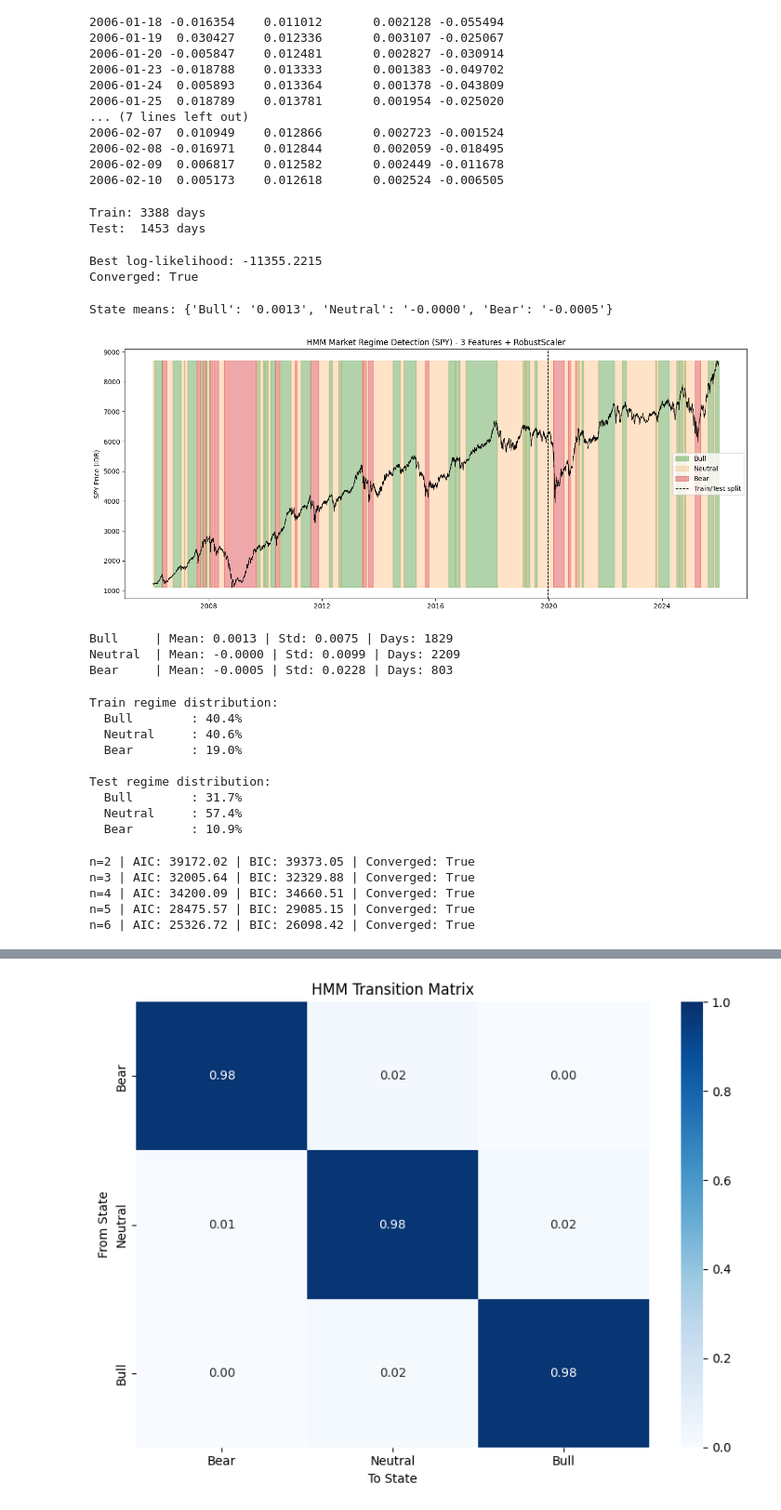
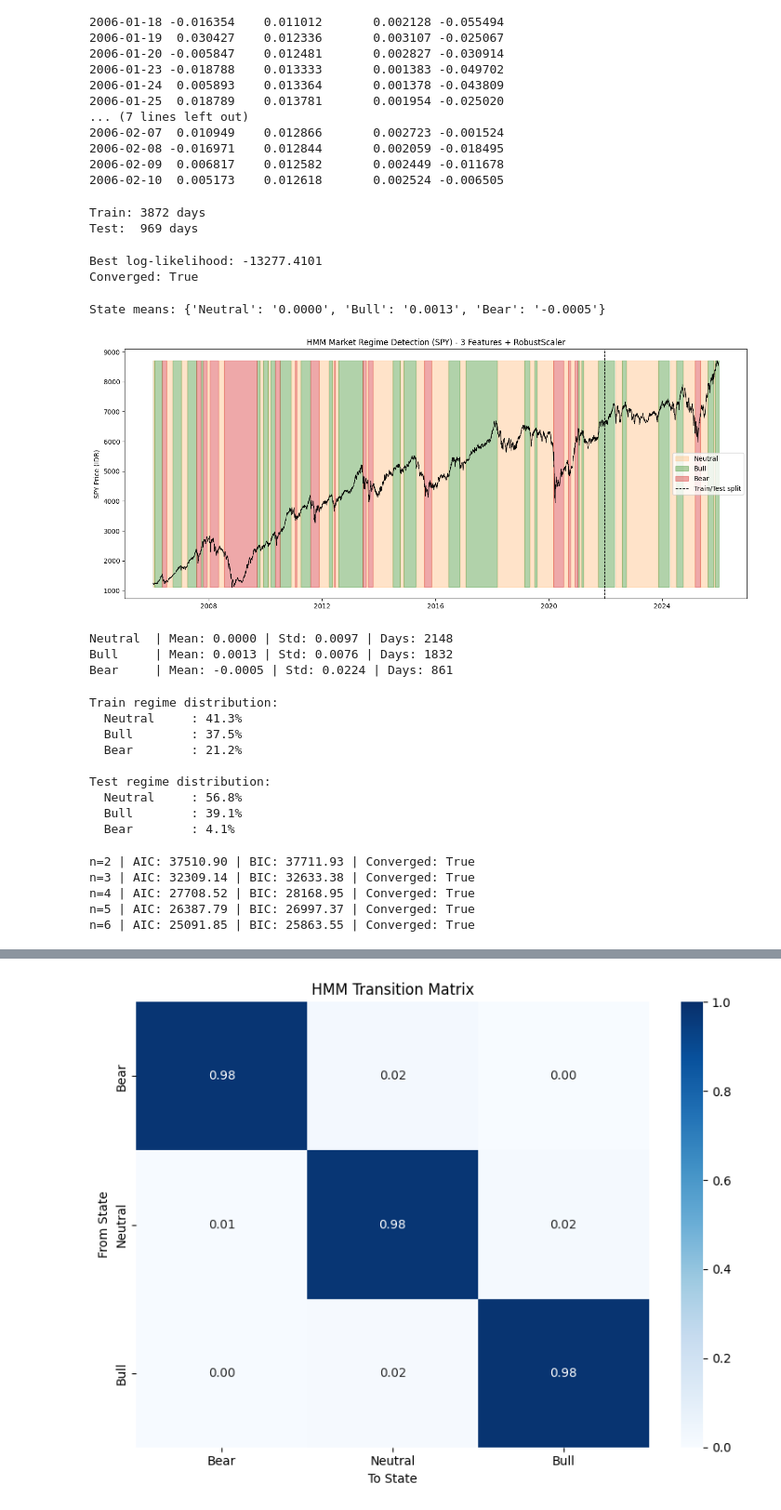
Before and after one commit to Bob1961113/hmm-regime-detection, a Jupyter notebook: notebooks/07_hmm_hieararchical.ipynb, the cells around one changed output, grey strips where cells are left out. Shown at 93% size. Drawn from its saved outputs; the diff is of its cells as text; code cells hidden in the pictures.

```diff
--- a/notebooks/07_hmm_hieararchical.ipynb
+++ b/notebooks/07_hmm_hieararchical.ipynb
@@ -63,7 +63,7 @@ Date
 2006-02-09  0.006817    0.012582       0.002449 -0.011678
 2006-02-10  0.005173    0.012618       0.002524 -0.006505
 # %%
-split = int(len(features) * 0.7)
+split = int(len(features) * 0.8)
 
 #iloc = integer locate
 train_features = features.iloc[:split]
@@ -72,8 +72,8 @@ test_features = features.iloc[split:]
 print(f"Train: {len(train_features)} days")
 print(f"Test:  {len(test_features)} days")
 # %% [output]
-Train: 3388 days
-Test:  1453 days
+Train: 3872 days
+Test:  969 days
 # %%
 # RobustScaler is better for financial data — resistant to outliers like crash days
 scaler = RobustScaler()
@@ -104,7 +104,7 @@ model = best_model
 print(f"Best log-likelihood: {best_score:.4f}")
 print(f"Converged: {model.monitor_.converged}")
 # %% [output]
-Best log-likelihood: -11355.2215
+Best log-likelihood: -13277.4101
 Converged: True
 # %%
 # Scale full dataset using train scaler
@@ -117,49 +117,61 @@ sorted_states = np.argsort(state_means)
 state_labels = {
     sorted_states[0]: 'Bear',
     sorted_states[1]: 'Neutral',
-    #sorted_states[2]: 'Weak Bull',
     sorted_states[2]: 'Bull'
 }
 colors = {
     sorted_states[0]: '#d62728',   # red
     sorted_states[1]: '#ffbb78',   # light orange
-    #sorted_states[2]: '#aec7e8',   # light blue
     sorted_states[2]: "#3c902b",   # green
 }
 
 print("State means:", {state_labels[s]: f"{state_means[s]:.4f}" for s in range(3)})
 # %% [output]
-State means: {'Bull': '0.0013', 'Neutral': '-0.0000', 'Bear': '-0.0005'}
+State means: {'Neutral': '0.0000', 'Bull': '0.0013', 'Bear': '-0.0005'}
+# %%
+def smooth_regimes(states, min_days=10):
+    s = states.copy()
+    i = 0
+    while i < len(s):
+        j = i
+        while j < len(s) and s[j] == s[i]:
+            j += 1
+        if j - i < min_days and i > 0:        # run too short -> absorb into previous regime
+            s[i:j] = s[i-1]
+        i = j
+    return s
+
+smoothed_states = smooth_regimes(states, min_days=10)
 # %%
 plt.figure(figsize=(14, 6))
 
 plt.plot(features.index, close.loc[features.index], color='black', linewidth=0.8, zorder=3)
 
 for state in range(3):
-    mask = (states == state)
+    mask = (smoothed_states == state)
     plt.fill_between(features.index,
                      close.loc[features.index].min(),
                      close.loc[features.index].max(),
                      where=mask, alpha=0.4, color=colors[state],
                      label=state_labels[state], zorder=1)
 
 split_date = features.index[split]
 plt.axvline(split_date, color='black', linestyle='--', linewidth=1, label='Train/Test split')
 plt.legend()
 plt.title('HMM Market Regime Detection (SPY) - 3 Features + RobustScaler')
 plt.ylabel('SPY Price (IDR)')
 plt.tight_layout()
 plt.show()
 # %% [output]
-[figure, old version]
+[figure, new version]
 # %%
 for state in range(3):
     regime_returns = features['returns'].values[states == state]
     print(f"{state_labels[state]:8s} | Mean: {regime_returns.mean():.4f} | Std: {regime_returns.std():.4f} | Days: {len(regime_returns)}")
 # %% [output]
-Bull     | Mean: 0.0013 | Std: 0.0075 | Days: 1829
-Neutral  | Mean: -0.0000 | Std: 0.0099 | Days: 2209
-Bear     | Mean: -0.0005 | Std: 0.0228 | Days: 803
+Neutral  | Mean: 0.0000 | Std: 0.0097 | Days: 2148
+Bull     | Mean: 0.0013 | Std: 0.0076 | Days: 1832
+Bear     | Mean: -0.0005 | Std: 0.0224 | Days: 861
 # %%
 # Check if test set regimes look sane vs train set
 test_states = model.predict(scaler.transform(test_features))
@@ -175,14 +187,14 @@ for state in range(3):
     print(f"  {state_labels[state]:12s}: {pct:.1f}%")
 # %% [output]
 Train regime distribution:
-  Bull        : 40.4%
-  Neutral     : 40.6%
-  Bear        : 19.0%
+  Neutral     : 41.3%
+  Bull        : 37.5%
+  Bear        : 21.2%
 
 Test regime distribution:
-  Bull        : 31.7%
-  Neutral     : 57.4%
-  Bear        : 10.9%
+  Neutral     : 56.8%
+  Bull        : 39.1%
+  Bear        : 4.1%
 # %%
 results = []
 
@@ -195,11 +207,11 @@ for n in range(2, 7):
     results.append((n, aic, bic))
     print(f"n={n} | AIC: {aic:.2f} | BIC: {bic:.2f} | Converged: {m.monitor_.converged}")
 # %% [output]
-n=2 | AIC: 39172.02 | BIC: 39373.05 | Converged: True
-n=3 | AIC: 32005.64 | BIC: 32329.88 | Converged: True
-n=4 | AIC: 34200.09 | BIC: 34660.51 | Converged: True
-n=5 | AIC: 28475.57 | BIC: 29085.15 | Converged: True
-n=6 | AIC: 25326.72 | BIC: 26098.42 | Converged: True
+n=2 | AIC: 37510.90 | BIC: 37711.93 | Converged: True
+n=3 | AIC: 32309.14 | BIC: 32633.38 | Converged: True
+n=4 | AIC: 27708.52 | BIC: 28168.95 | Converged: True
+n=5 | AIC: 26387.79 | BIC: 26997.37 | Converged: True
+n=6 | AIC: 25091.85 | BIC: 25863.55 | Converged: True
 # %%
 ns   = [r[0] for r in results]
 aics = [r[1] for r in results]
```
Also changed, not shown: parts of 9 cells of this notebook.
